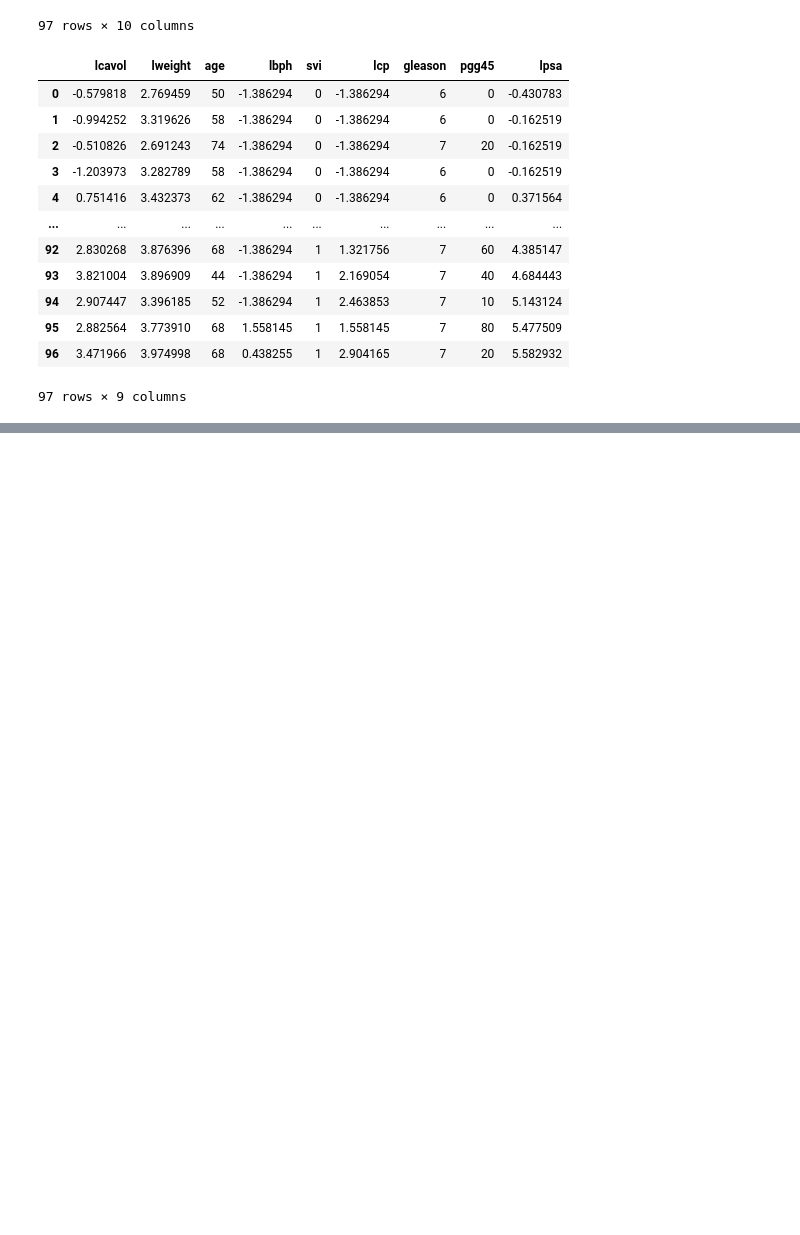
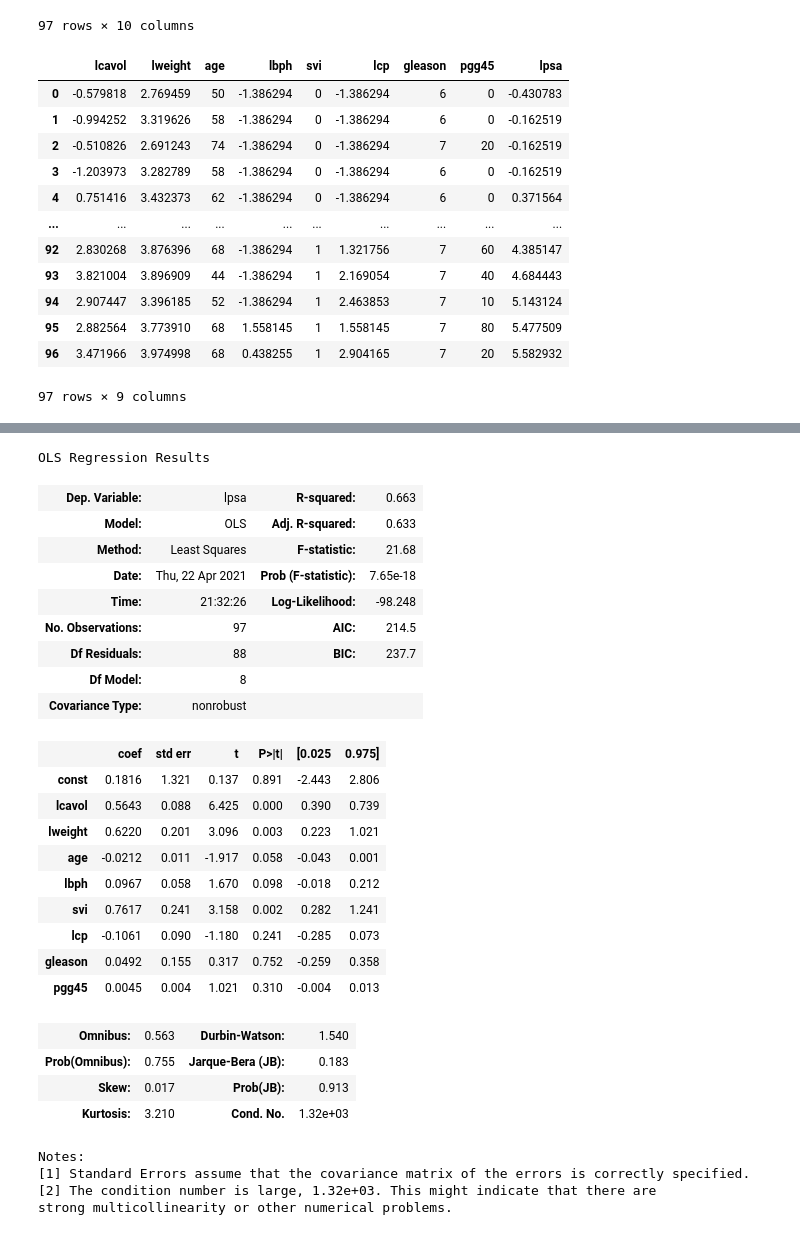
Before and after one commit to Axect/ESL_Study, a Jupyter notebook: chap3/python/prostate.ipynb, the cells around one changed output, grey strips where cells are left out. Saved outputs shown, nothing was run; the diff lists cells and outputs as text; code cells hidden in the pictures; blank space fills up the shorter version.

```diff
--- a/chap3/python/prostate.ipynb
+++ b/chap3/python/prostate.ipynb
@@ -61,0 +108,2 @@ plt.show()
+# %%
+model = sm.OLS(y,X).fit()
@@ -61,0 +112,31 @@ plt.show()
+# %%
+model.summary()
+# %% [output]
+OLS Regression Results
+| Dep. Variable: | lpsa | R-squared: | 0.663 |
+| Model: | OLS | Adj. R-squared: | 0.633 |
+| Method: | Least Squares | F-statistic: | 21.68 |
+| Date: | Thu, 22 Apr 2021 | Prob (F-statistic): | 7.65e-18 |
+| Time: | 21:32:26 | Log-Likelihood: | -98.248 |
+| No. Observations: | 97 | AIC: | 214.5 |
+| Df Residuals: | 88 | BIC: | 237.7 |
+| Df Model: | 8 |  |  |
+| Covariance Type: | nonrobust |  |  |
+|  | coef | std err | t | P>|t| | [0.025 | 0.975] |
+| const | 0.1816 | 1.321 | 0.137 | 0.891 | -2.443 | 2.806 |
+| lcavol | 0.5643 | 0.088 | 6.425 | 0.000 | 0.390 | 0.739 |
+| lweight | 0.6220 | 0.201 | 3.096 | 0.003 | 0.223 | 1.021 |
+| age | -0.0212 | 0.011 | -1.917 | 0.058 | -0.043 | 0.001 |
+| lbph | 0.0967 | 0.058 | 1.670 | 0.098 | -0.018 | 0.212 |
+| svi | 0.7617 | 0.241 | 3.158 | 0.002 | 0.282 | 1.241 |
+| lcp | -0.1061 | 0.090 | -1.180 | 0.241 | -0.285 | 0.073 |
+| gleason | 0.0492 | 0.155 | 0.317 | 0.752 | -0.259 | 0.358 |
+| pgg45 | 0.0045 | 0.004 | 1.021 | 0.310 | -0.004 | 0.013 |
+| Omnibus: | 0.563 | Durbin-Watson: | 1.540 |
+| Prob(Omnibus): | 0.755 | Jarque-Bera (JB): | 0.183 |
+| Skew: | 0.017 | Prob(JB): | 0.913 |
+| Kurtosis: | 3.210 | Cond. No. | 1.32e+03 |
+Notes:
+[1] Standard Errors assume that the covariance matrix of the errors is correctly specified.
+[2] The condition number is large, 1.32e+03. This might indicate that there are
+strong multicollinearity or other numerical problems.
```
Also changed, not shown: parts of 16 cells of this notebook, 3 other files.
